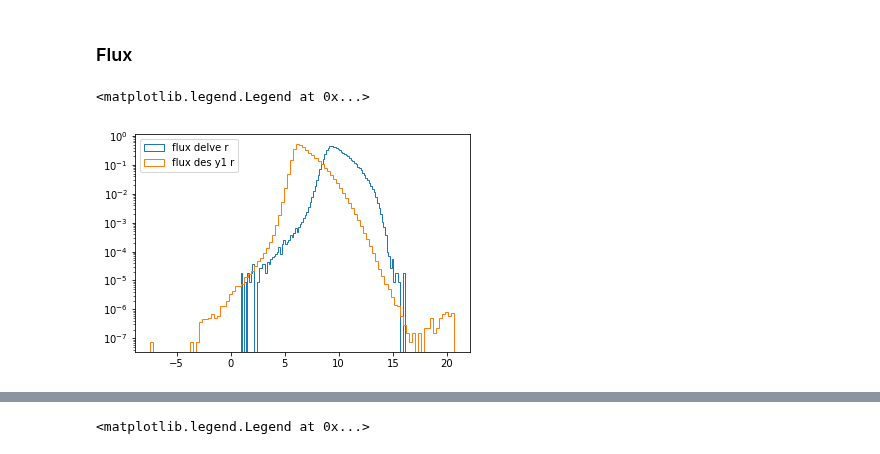
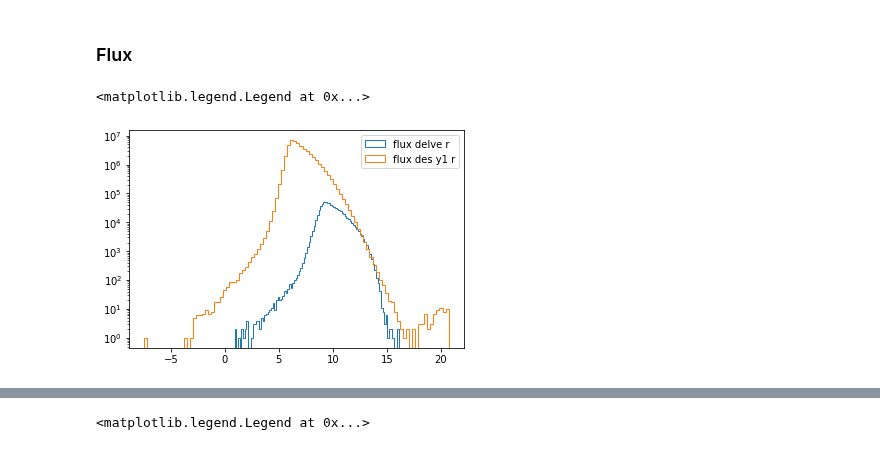
Before and after one commit to delve-survey/shearcat, a Jupyter notebook: notebooks/ShearDiagnostics.ipynb, the cells around one changed output, grey strips where cells are left out. Cells and saved outputs as stored; diff of their text form; code cells hidden in the pictures.

```diff
--- a/notebooks/ShearDiagnostics.ipynb
+++ b/notebooks/ShearDiagnostics.ipynb
@@ -295,12 +354,12 @@ mplot.legend()
 # %% [markdown]
 ### Flux
 # %%
-mplot.hist(np.log(new['mcal_flux_noshear'][mask0][:,0]), bins=100, histtype='step', label='flux delve r', stacked=True, density=True)
-mplot.hist(np.log(desy1_data['flux_r'][mask0_des]), bins=100, histtype='step', label='flux des y1 r', stacked=True, density=True)
-
+mplot.hist(np.log(new['mcal_flux_noshear'][mask0][:,0]), bins=100, histtype='step', label='flux delve r') #, stacked=True, density=True)
+mplot.hist(np.log(desy1_data['flux_r'][mask0_des]), bins=100, histtype='step', label='flux des y1 r') #, stacked=True, density=True)
+# mplot.hist(np.log(source_5sels['unsheared']['flux_r'][0], bins=100, histtype='step', label='flux des y3 r', stacked=True, density=True)
 
 mplot.yscale('log')
 mplot.legend()
 # %% [output]
 <matplotlib.legend.Legend at 0x...>
-[figure, old version]
+[figure, new version]
```
Also changed, not shown: parts of 11 cells of this notebook, 8 other files.
